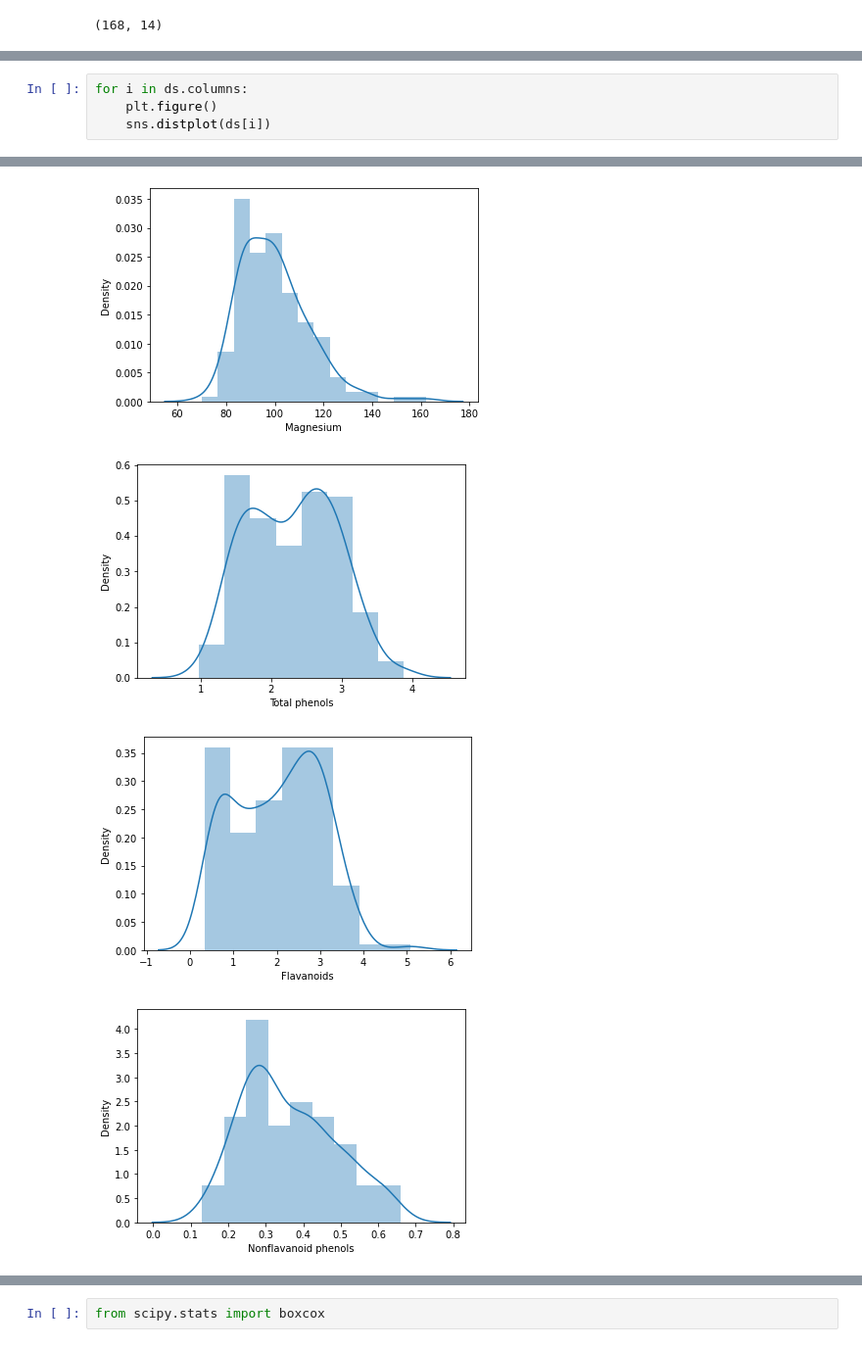
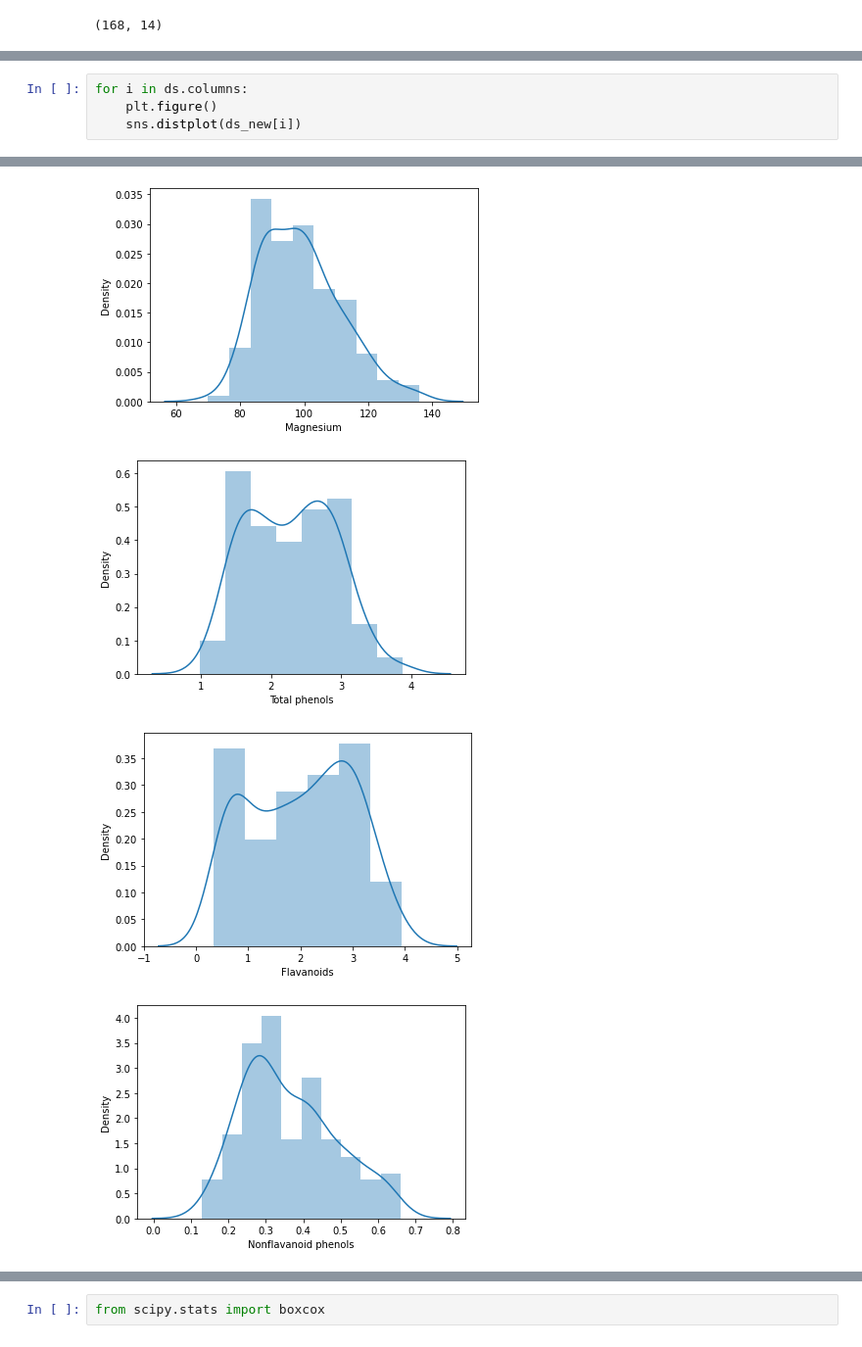
Before and after one commit to dsvikasojha/Project, a Jupyter notebook: Project1-Wine_Dataset.ipynb, the cells around one changed output, grey strips where cells are left out. Shown at 98% size. Drawn from its saved outputs; the diff is of its cells as text.

```diff
--- a/Project1-Wine_Dataset.ipynb
+++ b/Project1-Wine_Dataset.ipynb
@@ -180,5 +187,5 @@ ds_new.shape
 # %%
 for i in ds.columns:
     plt.figure()
-    sns.distplot(ds[i])
+    sns.distplot(ds_new[i])
 # %% [output]
@@ -190,4 +197,4 @@ for i in ds.columns:
-[figure, old version]
+[figure, new version]
-[figure, old version]
+[figure, new version]
-[figure, old version]
+[figure, new version]
-[figure, old version]
+[figure, new version]
```
Also changed, not shown: parts of 24 cells of this notebook.
